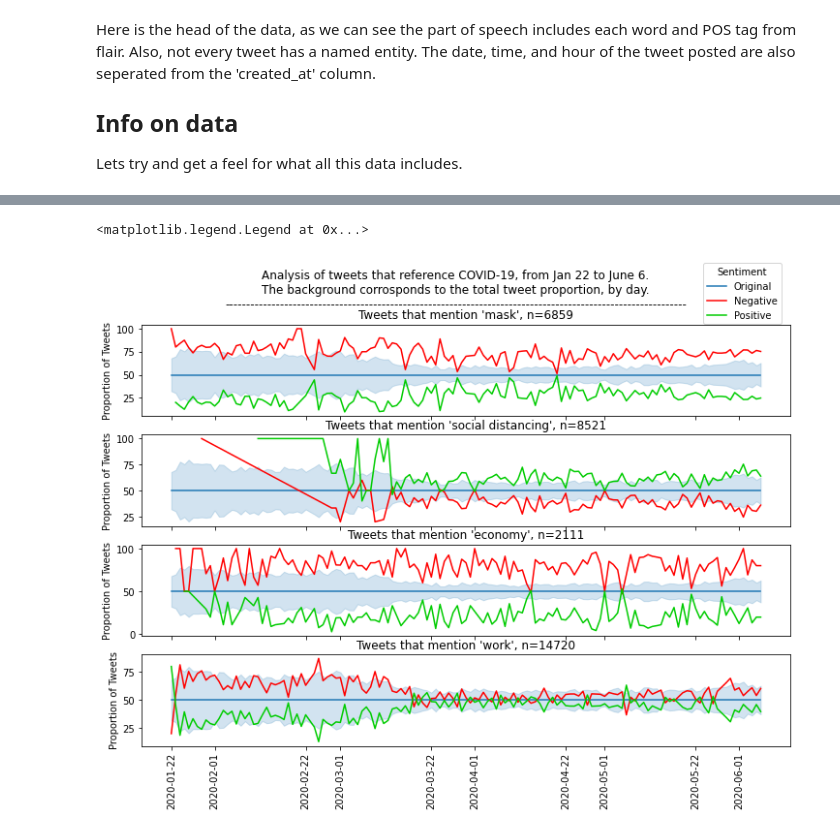
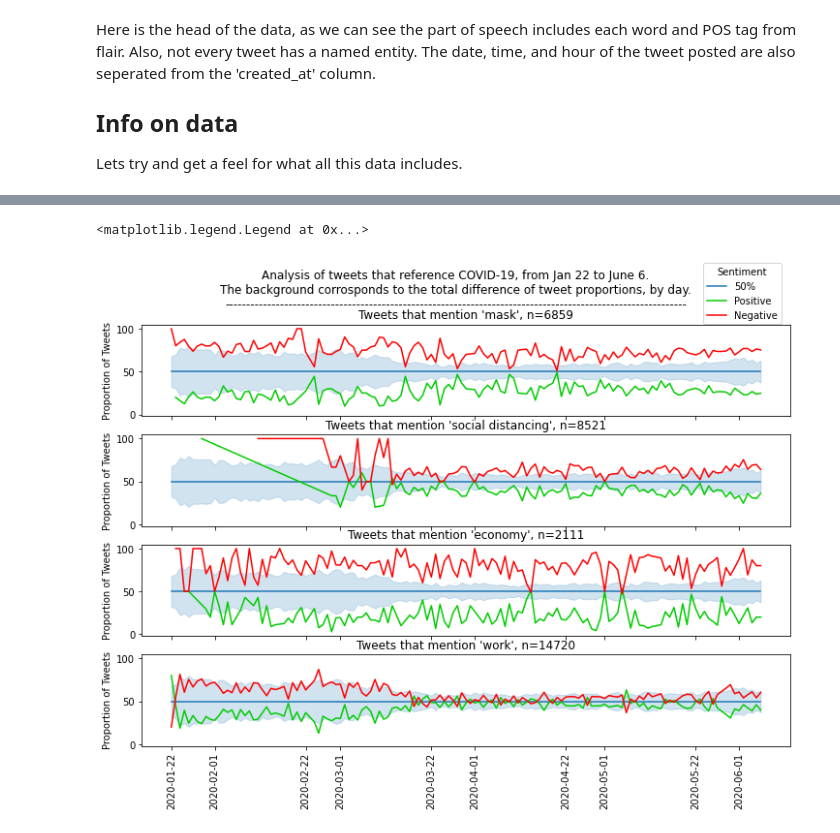
Before and after one commit to Alexander-Kahanek/COVID_Research, a Jupyter notebook: analysis/COVID-analysis.ipynb, the cells around one changed output, grey strips where cells are left out. Drawn from its saved outputs; the diff is of its cells as text; code cells hidden in the pictures.

```diff
--- a/analysis/COVID-analysis.ipynb
+++ b/analysis/COVID-analysis.ipynb
@@ -128,48 +242,52 @@ plot = plt.xticks(rotation=90)
 # adds columns for phrases
 phraselist = ['mask', "social distancing", "economy", "work"]
 phrasedf = search_phrases(raw, phraselist)
-
+phrasedf['date'] = pd.to_datetime(phrasedf['date'])
 rawntweetdf, rawpropdf = ntweet_prop_dfs(raw, 'date', 'sentiment')
 
-dates = pd.date_range(raw['date'].min(), raw['date'].max(), freq='D')
+dates = pd.period_range(raw['date'].min(), raw['date'].max(), freq='D')
 
 # plotting ##########
 
 # do fill bar graphs
 
-fig, ax = plt.subplots(nrows=len(phraselist), ncols=1, figsize=(12, 8), sharex= True)
-fig.suptitle('Analysis of tweets that reference COVID-19, from Jan 22 to June 6.\nThe background corrosponds to the total tweet proportion, by day.\n-------------------------------------------------------------------------------------------------------------')
+fig, ax = plt.subplots(nrows=len(phraselist), ncols=1, figsize=(12, 8), sharex= True, sharey=True)
+fig.suptitle('Analysis of tweets that reference COVID-19, from Jan 22 to June 6.\nThe background corrosponds to the total difference of tweet proportions, by day.\n-------------------------------------------------------------------------------------------------------------')
 
 for i, phrase in enumerate(phraselist):
     pcol = ".".join(phrase.split(' '))
     pcol = f'in.{pcol}'
 
     ntweets = len(phrasedf[phrasedf[pcol] == 1].index)
 
     ntweetdf, propdf = ntweet_prop_dfs(phrasedf[phrasedf[pcol] == 1], 'date', 'sentiment')
 
     # base plot
     base = sns.lineplot(data= rawpropdf, x= 'date', y="proportion", ax= ax[i], legend=False)
     ax[i].set(ylabel='Proportion of Tweets')
 
-    # # trying to give linebreaks for missing dates
-    # pos = propdf[propdf['sentiment'] == 'POSITIVE']
-    # pos = pos.reindex(dates)
+    # trying to give linebreaks for missing dates
+    pos = propdf[propdf['sentiment'] == 'POSITIVE']
+
+    # # using the resample method
+    # pos.set_index(pos.date, inplace=True)
+    # pos = pos.resample('D').sum().fillna(0).reset_index()
     # overlay = sns.lineplot(data= pos, x= 'date', y="proportion", palette= ['#00cc00']*sum(pos["sentiment"].isna()), hue=pos['proportion'].isna().cumsum(), ax= ax[i], legend=False)
 
     # neg = propdf[propdf['sentiment'] == 'POSITIVE']
     # neg = neg.reindex(dates)
     # overlay = sns.lineplot(data=neg, x= 'date', y="proportion", palette= ['#ff0000']*sum(neg["sentiment"].isna()), hue= neg['proportion'].isna().cumsum(), ax= ax[i], legend=False).set_title(f"Tweets that mention '{phrase}', n={ntweets}")
-    # #
 
-    overlay = sns.lineplot(data= propdf, x= 'date', y="proportion", palette= ['#ff0000', '#00cc00'], hue='sentiment', ax= ax[i], legend=False).set_title(f"Tweets that mention '{phrase}', n={ntweets}")
+    overlay = sns.lineplot(data= propdf[propdf['sentiment'] == "POSITIVE"], x= 'date', y="proportion", palette= ['#00cc00'], hue='sentiment', ax= ax[i], legend=False)
+
+    overlay = sns.lineplot(data= propdf[propdf['sentiment'] == "NEGATIVE"], x= 'date', y="proportion", palette= ['#ff0000'], hue='sentiment', ax= ax[i], legend=False).set_title(f"Tweets that mention '{phrase}', n={ntweets}")
     ax[i].set(ylabel='Proportion of Tweets')
 
 
 # plot shared x axis
 plot = plt.xlabel("")
 plot = plt.xticks(rotation=90)
-fig.legend([0,1,2], labels=["Original", "Negative", "Positive"], bbox_to_anchor=(0.825,1.0), loc=1, title="Sentiment")
+fig.legend([0,1,2], labels=["50%", "Positive", "Negative"], bbox_to_anchor=(0.825,1.0), loc=1, title="Sentiment")
 # %% [output]
 <matplotlib.legend.Legend at 0x...>
-[figure, old version]
+[figure, new version]
```
Also changed, not shown: parts of 21 cells of this notebook.
